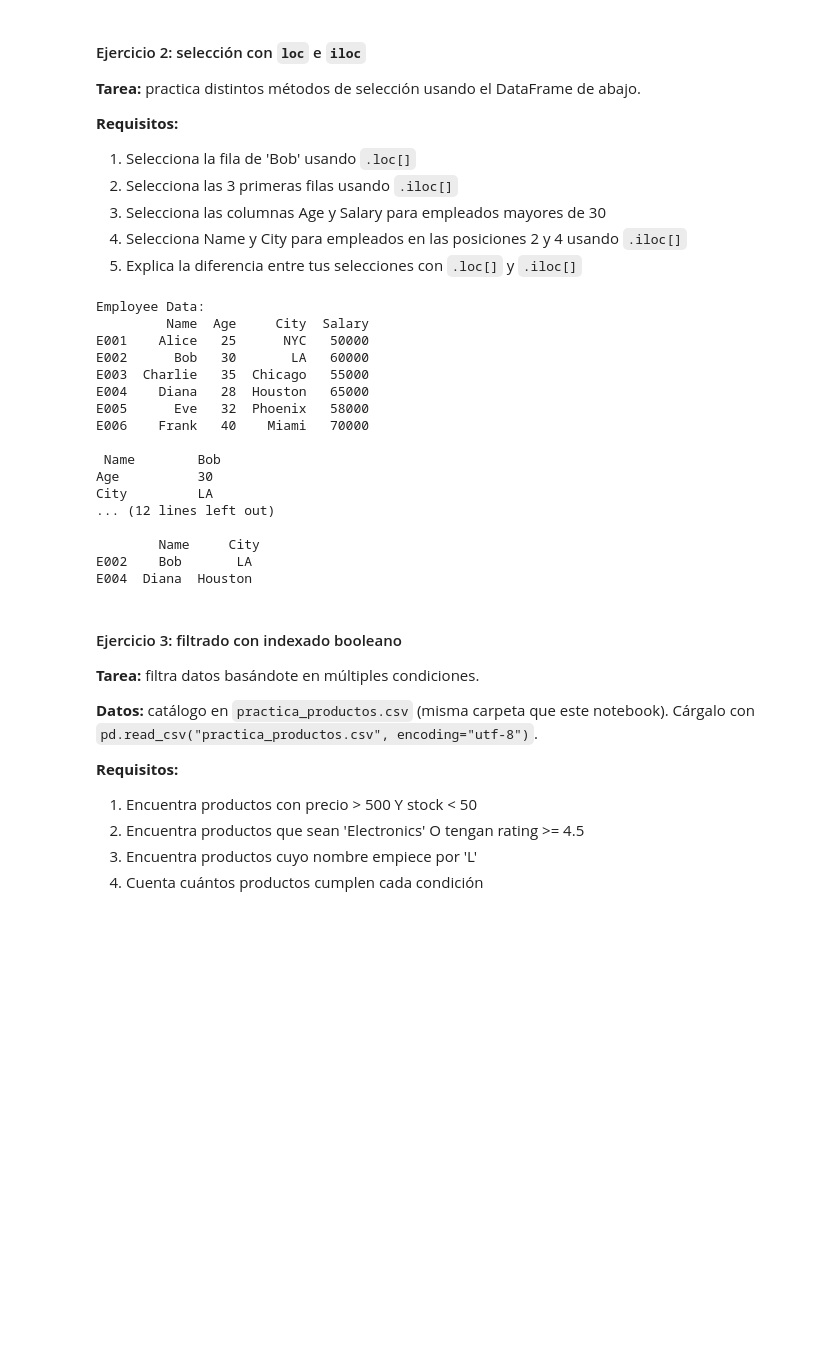
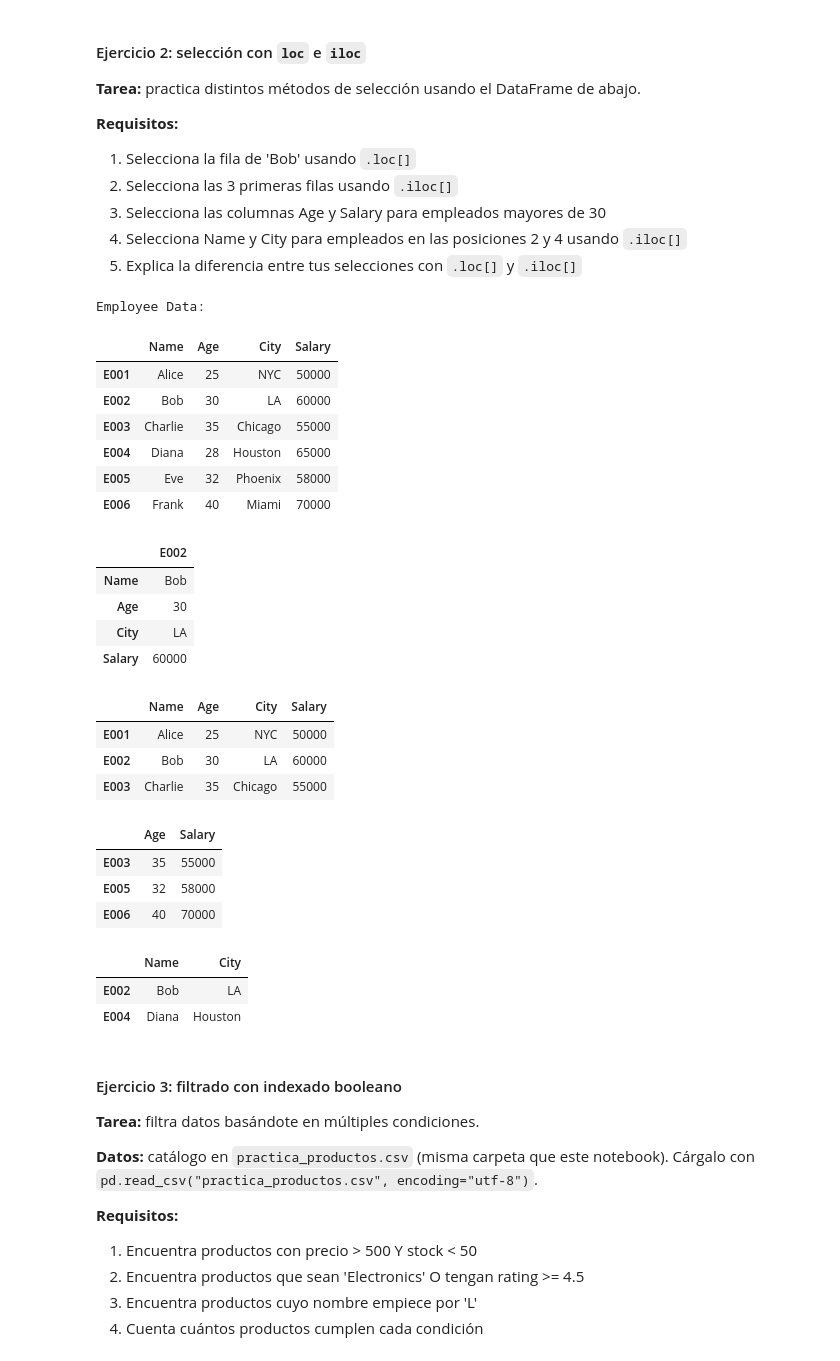
Before and after one commit to xFloki/Challenges_TheBridge, a Jupyter notebook: 02_Herramientas_Avanzadas/Sprint_03/Unidad_02_Pandas_lectura_escritura_ficheros/04_Practica_Obligatoria/Practica_Obligatoria_Pandas.ipynb, the cells around one changed output. Drawn from its saved outputs; the diff is of its cells as text; code cells hidden in the pictures; blank space fills up the shorter version.

```diff
--- a/02_Herramientas_Avanzadas/Sprint_03/Unidad_02_Pandas_lectura_escritura_ficheros/04_Practica_Obligatoria/Practica_Obligatoria_Pandas.ipynb
+++ b/02_Herramientas_Avanzadas/Sprint_03/Unidad_02_Pandas_lectura_escritura_ficheros/04_Practica_Obligatoria/Practica_Obligatoria_Pandas.ipynb
@@ -80,44 +80,51 @@ El estudiante con mejor media es Eve
 # %%
 # Ejercicio 2: datos de ejemplo
 employees = pd.DataFrame({
     'Name': ['Alice', 'Bob', 'Charlie', 'Diana', 'Eve', 'Frank'],
     'Age': [25, 30, 35, 28, 32, 40],
     'City': ['NYC', 'LA', 'Chicago', 'Houston', 'Phoenix', 'Miami'],
     'Salary': [50000, 60000, 55000, 65000, 58000, 70000]
 }, index=['E001', 'E002', 'E003', 'E004', 'E005', 'E006'])
 
 print("Employee Data:")
-print(employees)
+display(employees)
 
 # TODO: Your selections here
 # 1. Selecciona la fila de 'Bob' usando `.loc[]`
-print("\n", employees.loc["E002"])
+display(employees.loc["E002"].to_frame())
 # 2. Selecciona las 3 primeras filas usando `.iloc[]`
-print("\n", employees.iloc[0:3])
+display(employees.iloc[0:3])
 # 3. Selecciona las columnas Age y Salary para empleados mayores de 30
-print("\n", employees.loc[employees["Age"] > 30, ["Age", "Salary"]])
+display(employees.loc[employees["Age"] > 30, ["Age", "Salary"]])
 # 4. Selecciona Name y City para empleados en las posiciones 2 y 4 usando `.iloc[]`
-print("\n", employees.iloc[[1, 3], [0, 2]])
+display( employees.iloc[[1, 3], [0, 2]])
 # 5. Explica la diferencia entre tus selecciones con `.loc[]` y `.iloc[]`
 # La diferencia es en como se identifican los datos que vamos a seleccionar, con .loc utilizamos nombre de columnas, con iloc por sus posicion (indice)
 # %% [output]
 Employee Data:
-         Name  Age     City  Salary
-E001    Alice   25      NYC   50000
-E002      Bob   30       LA   60000
-E003  Charlie   35  Chicago   55000
-E004    Diana   28  Houston   65000
-E005      Eve   32  Phoenix   58000
-E006    Frank   40    Miami   70000
-
- Name        Bob
-Age          30
-City         LA
-... (12 lines left out)
-
-        Name     City
-E002    Bob       LA
-E004  Diana  Houston
+|  | Name | Age | City | Salary |
+| E001 | Alice | 25 | NYC | 50000 |
+| E002 | Bob | 30 | LA | 60000 |
+| E003 | Charlie | 35 | Chicago | 55000 |
+| E004 | Diana | 28 | Houston | 65000 |
+| E005 | Eve | 32 | Phoenix | 58000 |
+| E006 | Frank | 40 | Miami | 70000 |
+|  | E002 |
+| Name | Bob |
+| Age | 30 |
+| City | LA |
+| Salary | 60000 |
+|  | Name | Age | City | Salary |
+| E001 | Alice | 25 | NYC | 50000 |
+| E002 | Bob | 30 | LA | 60000 |
+| E003 | Charlie | 35 | Chicago | 55000 |
+|  | Age | Salary |
+| E003 | 35 | 55000 |
+| E005 | 32 | 58000 |
+| E006 | 40 | 70000 |
+|  | Name | City |
+| E002 | Bob | LA |
+| E004 | Diana | Houston |
 # %% [markdown]
 #### Ejercicio 3: filtrado con indexado booleano
 
```
Also changed, not shown: parts of 3 cells of this notebook.
